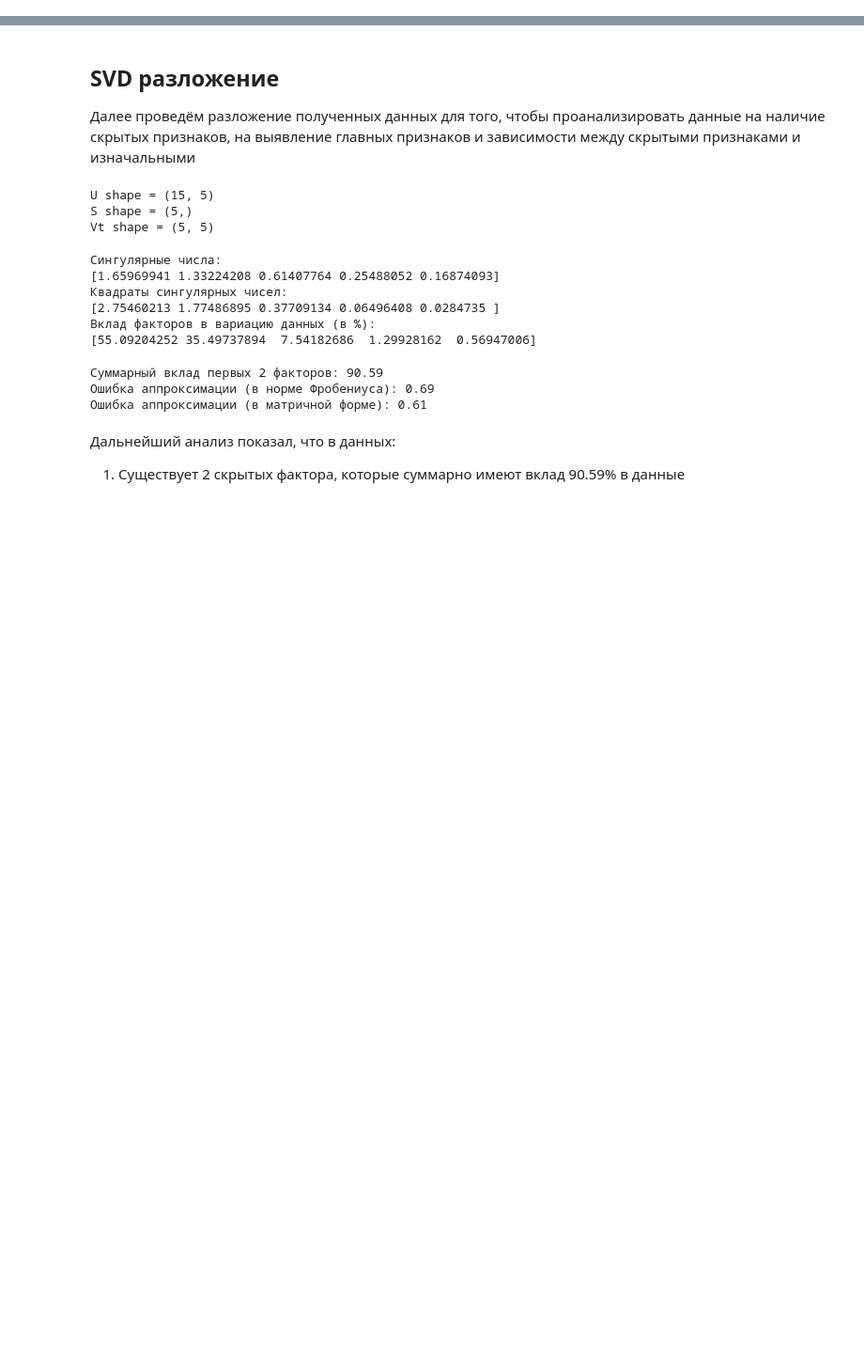
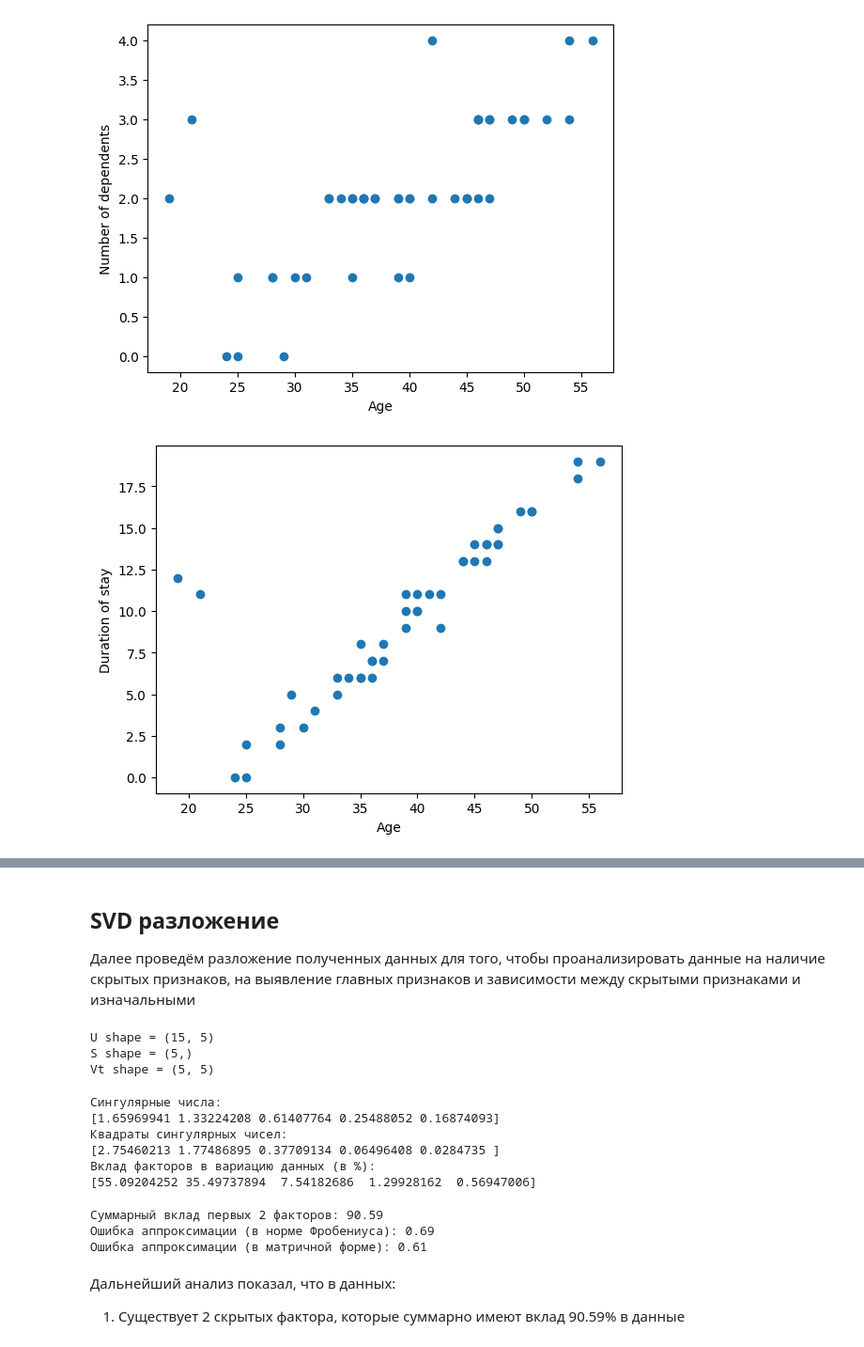
Before and after one commit to GrafVonTee/Kalyagin-Lab1, a Jupyter notebook: lab1.ipynb, the cells around one changed output, grey strips where cells are left out. Shown at 94% size. Saved outputs shown, nothing was run; the diff lists cells and outputs as text; code cells hidden in the pictures; blank space fills up the shorter version.

```diff
--- a/lab1.ipynb
+++ b/lab1.ipynb
@@ -34,0 +119,6 @@ array([[9, 6, 9, 2, 2],
+# %%
+# А теперь их распределения между собой (для значимых величин)
+draw_corr_plots(df)
+# %% [output]
+[figure, added]
+[figure, added]
```
Also changed, not shown: parts of 15 cells of this notebook, 1 other file.
